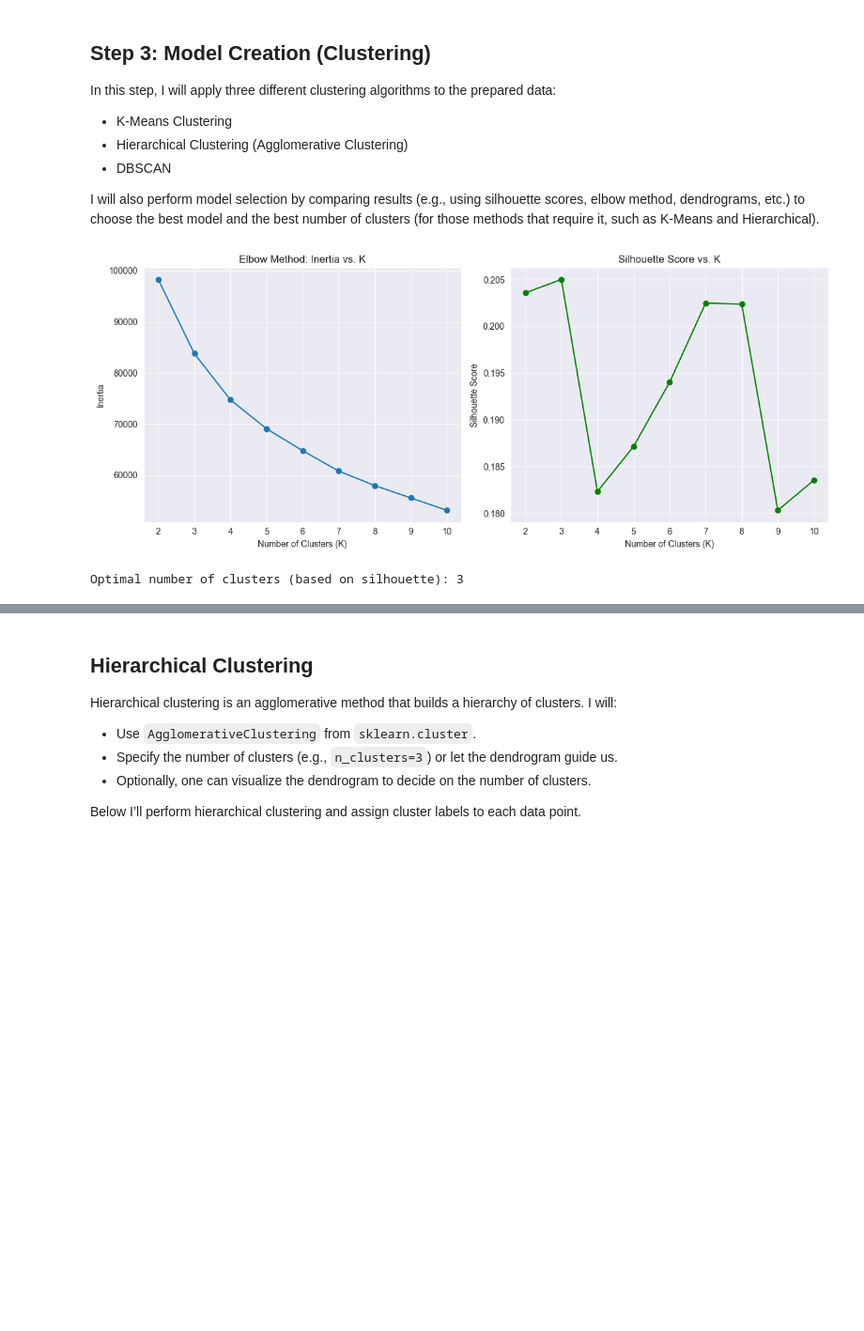
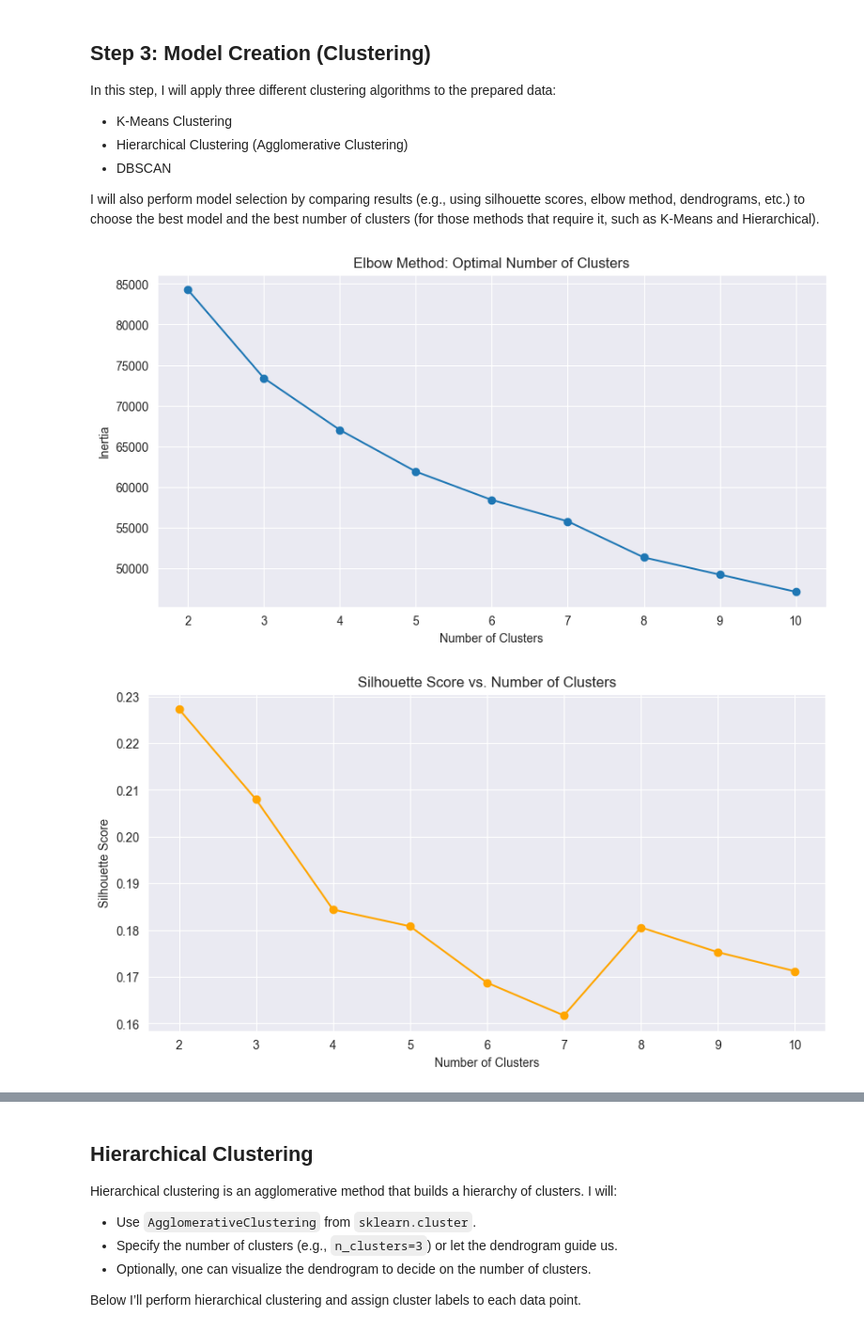
Before and after one commit to rubentak/Unsupervised-Learning-Clustering-Algorithms, a Jupyter notebook: notebook.ipynb, the cells around one changed output, grey strips where cells are left out. Shown at 94% size. Saved outputs shown, nothing was run; the diff lists cells and outputs as text; code cells hidden in the pictures; blank space fills up the shorter version.

```diff
--- a/notebook.ipynb
+++ b/notebook.ipynb
@@ -244,44 +226,49 @@ import matplotlib.pyplot as plt
 import seaborn as sns
 import numpy as np
 # %%
-X = df_normalized.values  # If you need a NumPy array; otherwise, scaled_df is fine.
+from sklearn.cluster import KMeans
+from sklearn.metrics import silhouette_score
+import matplotlib.pyplot as plt
 
-# Let's try a range of K values and see which is optimal.
-inertia_values = []
-sil_scores = []
-K_values = range(2, 11)  # Try between 2 and 10 clusters
+# Determine the optimal number of clusters using the Elbow method
+inertia = []
+silhouette_scores = []
+k_values = range(2, 11)
 
-for k in K_values:
+for k in k_values:
     kmeans = KMeans(n_clusters=k, random_state=42)
-    labels = kmeans.fit_predict(X)
-    inertia_values.append(kmeans.inertia_)
-    sil = silhouette_score(X, labels)
-    sil_scores.append(sil)
+    kmeans.fit(df_normalized)
+    inertia.append(kmeans.inertia_)
+    silhouette_scores.append(silhouette_score(df_normalized, kmeans.labels_))
 
-# Plot the inertia (Elbow)
-plt.figure(figsize=(12,5))
-plt.subplot(1,2,1)
-plt.plot(K_values, inertia_values, marker='o')
-plt.title('Elbow Method: Inertia vs. K')
-plt.xlabel('Number of Clusters (K)')
-plt.ylabel('Inertia')
-
-# Plot the silhouette scores
-plt.subplot(1,2,2)
-plt.plot(K_values, sil_scores, marker='o', color='green')
-plt.title('Silhouette Score vs. K')
-plt.xlabel('Number of Clusters (K)')
-plt.ylabel('Silhouette Score')
-plt.tight_layout()
+# Plot the Elbow Curve
+plt.figure(figsize=(10, 5))
+plt.plot(k_values, inertia, marker='o')
+plt.title("Elbow Method: Optimal Number of Clusters")
+plt.xlabel("Number of Clusters")
+plt.ylabel("Inertia")
 plt.show()
 
-optimal_k = K_values[np.argmax(sil_scores)]
-print("Optimal number of clusters (based on silhouette):", optimal_k)
+# Plot the Silhouette Scores
+plt.figure(figsize=(10, 5))
+plt.plot(k_values, silhouette_scores, marker='o', color='orange')
+plt.title("Silhouette Score vs. Number of Clusters")
+plt.xlabel("Number of Clusters")
+plt.ylabel("Silhouette Score")
+plt.show()
 
-# Refit K-Means with the optimal K
+# Fit K-Means with the optimal number of clusters
+optimal_k = 3  # Replace with the optimal value from the Elbow method
 kmeans = KMeans(n_clusters=optimal_k, random_state=42)
-kmeans_labels = kmeans.fit_predict(X)
-kmeans_centers = kmeans.cluster_centers_
+df_normalized['Cluster'] = kmeans.fit_predict(df_normalized)
+
+# Visualize clusters using the first two features
+plt.figure(figsize=(10, 7))
+plt.scatter(df_normalized.iloc[:, 0], df_normalized.iloc[:, 1], c=df_normalized['Cluster'], cmap='viridis', s=50)
+plt.title(f"K-Means Clustering (k={optimal_k})")
+plt.xlabel("Feature 1")
+plt.ylabel("Feature 2")
+plt.show()
 # %% [output]
-[figure, old version]
+[figure, new version]
-Optimal number of clusters (based on silhouette): 3
+[figure, added]
```
Also changed, not shown: parts of 33 cells of this notebook.
